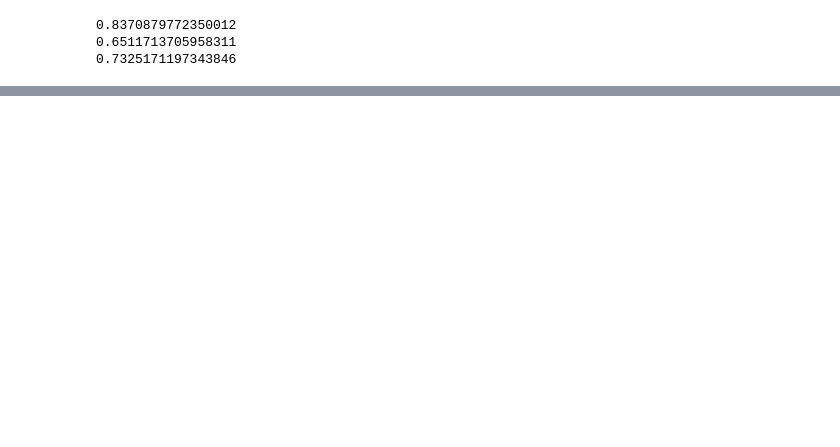
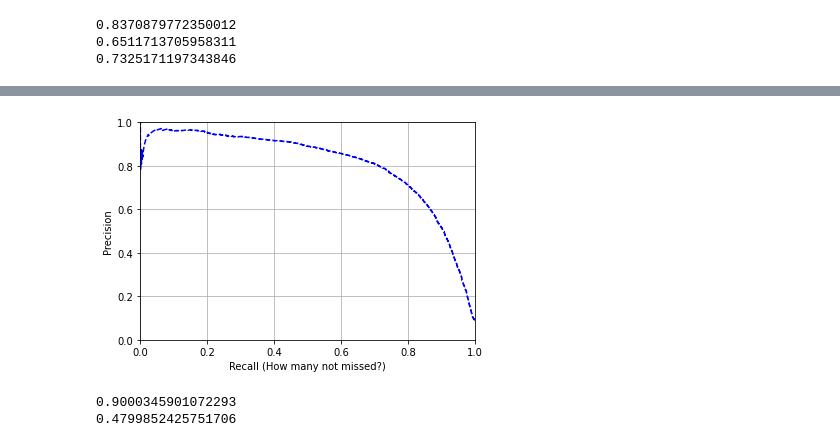
Before and after one commit to nichyjt/HOML_Codealong, a Jupyter notebook: Chapter3/mnist.ipynb, the cells around one changed output, grey strips where cells are left out. Cells and saved outputs as stored; diff of their text form; code cells hidden in the pictures; blank space fills up the shorter version.

```diff
--- a/Chapter3/mnist.ipynb
+++ b/Chapter3/mnist.ipynb
@@ -155,0 +207,23 @@ print(f1score)
+# %%
+# Plot Precision against recall
+def plot_precision_vs_recall(precisions, recalls):
+    plt.plot(recalls, precisions, "b--")
+    plt.xlabel("Recall (How many not missed?)")
+    plt.ylabel("Precision")
+    plt.axis([0,1,0,1]) # Force-set the scale to be 0-1 for x and y axes respectively
+    plt.grid(True)
+
+plot_precision_vs_recall(precisions, recalls)
+plt.show()
+# %% [output]
+[figure, added]
+# %%
+# Aim for 90% precision (arbitrary)
+# argmax to give the first index where the condition is met
+threshold_90_precision = thresholds[np.argmax(precisions>=0.90)] # returns ~8000
+y_train_pred_90 = (y_scores >= threshold_90_precision)
+print(precision_score(y_train_5, y_train_pred_90))
+print(recall_score(y_train_5, y_train_pred_90))
+# %% [output]
+0.9000345901072293
+0.4799852425751706
```
Also changed, not shown: parts of 17 cells of this notebook.
